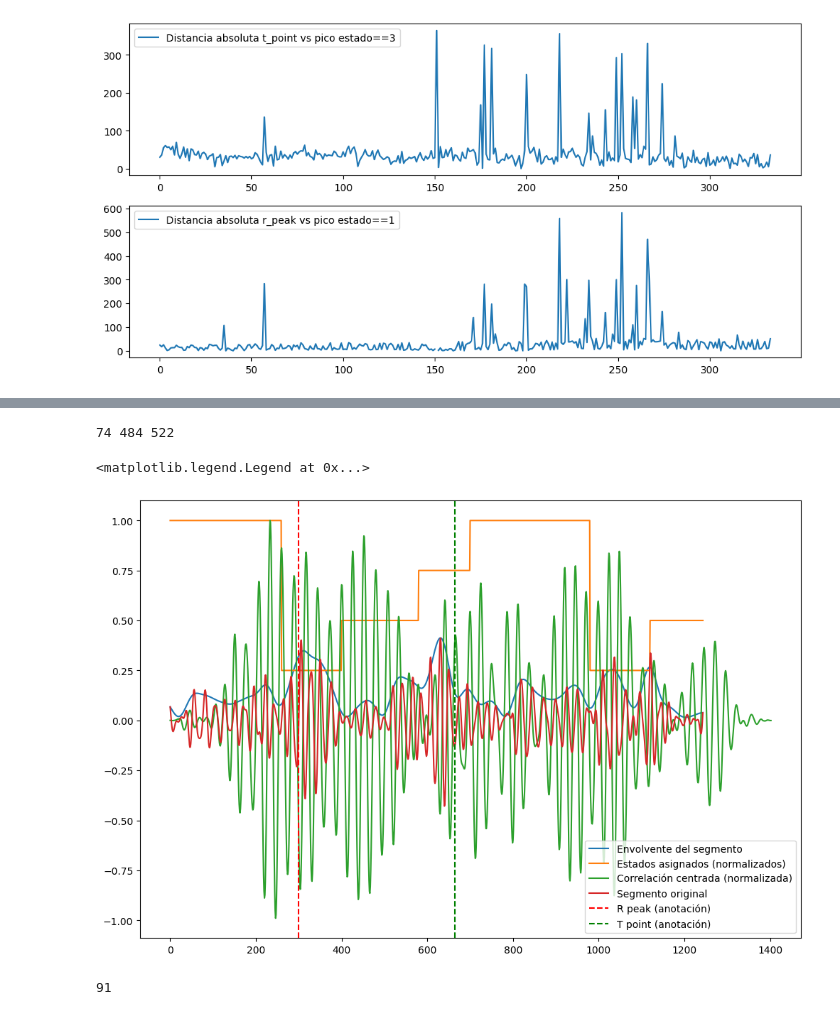
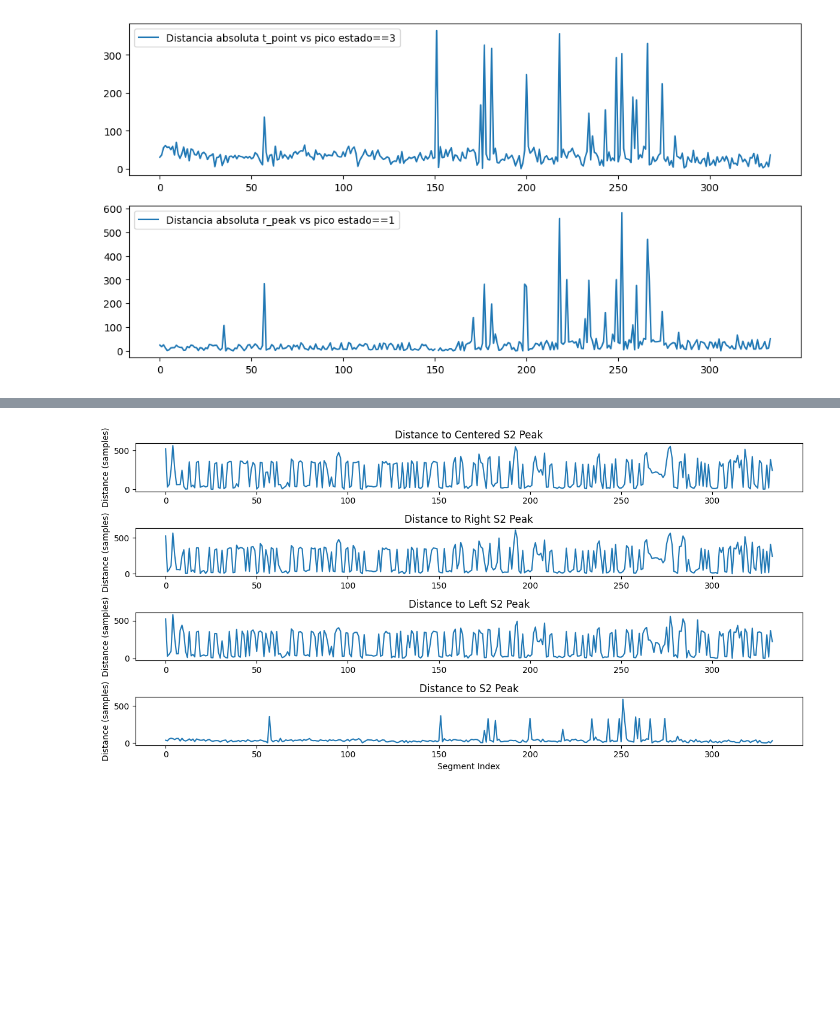
Before and after one commit to djorgeext/pcg-ecg-analysis, a Jupyter notebook: Springer-Segmentation-Code-master/test_python_implementation.ipynb, the cells around one changed output, grey strips where cells are left out. Cells and saved outputs as stored; diff of their text form; code cells hidden in the pictures; blank space fills up the shorter version.

```diff
--- a/Springer-Segmentation-Code-master/test_python_implementation.ipynb
+++ b/Springer-Segmentation-Code-master/test_python_implementation.ipynb
@@ -283,12 +283,23 @@ for i in range(len(audio_segments_test)):
 
 
     mean_s2_subsegment_centered = np.mean(s2_subsegments_centered_arr, axis=0)
+    mean_s2_subsegment_centered_envol = envelope(mean_s2_subsegment_centered, residual=None)
+    mean_s2_subsegment_centered_envol = filtfilt(b1, a1, mean_s2_subsegment_centered_envol)
+
     mean_s2_subsegment_right = np.mean(s2_subsegments_right_arr, axis=0)
+    mean_s2_subsegment_right_envol = envelope(mean_s2_subsegment_right, residual=None)
+    mean_s2_subsegment_right_envol = filtfilt(b1, a1, mean_s2_subsegment_right_envol)
+
     mean_s2_subsegment_left = np.mean(s2_subsegments_left_arr, axis=0)
+    mean_s2_subsegment_left_envol = envelope(mean_s2_subsegment_left, residual=None)
+    mean_s2_subsegment_left_envol = filtfilt(b1, a1, mean_s2_subsegment_left_envol)
 
-    correlation_centered = np.correlate(mean_s2_subsegment_centered, segment, mode='full')
-    correlation_right = np.correlate(mean_s2_subsegment_right, segment, mode='full')
-    correlation_left = np.correlate(mean_s2_subsegment_left, segment, mode='full')
+    correlation_centered = np.correlate(mean_s2_subsegment_centered_envol, envol_segment, mode='full')
+    correlation_right = np.correlate(mean_s2_subsegment_right_envol, envol_segment, mode='full')
+    correlation_left = np.correlate(mean_s2_subsegment_left_envol, envol_segment, mode='full')
+    # correlation_centered = np.correlate(mean_s2_subsegment_centered, segment, mode='full')
+    # correlation_right = np.correlate(mean_s2_subsegment_right, segment, mode='full')
+    # correlation_left = np.correlate(mean_s2_subsegment_left, segment, mode='full')
     # define s1 peak as the maximum of the subsegment assigned to state==1 in the original segment, if more than one subsegment assigned to state==1, take the first one
     s1_peak_idx = np.where(np.isclose(assigned_states, 1))[0]
     if s1_peak_idx.size > 0:
@@ -315,20 +346,41 @@ ValueError: attempt to get argmax of an empty sequence
 # %%
-# np.argmax(envol_segment[s2_corr_idx_cent-120:s2_corr_idx_cent+1]) + s2_corr_idx_cent - 120
-print(s2_corr_idx_cent, s2_corr_idx_right, s2_corr_idx_left)
-plt.figure(figsize=(12, 8))
-plt.plot(envol_segment, label='Envolvente del segmento')
-plt.plot(assigned_states/np.max(assigned_states), label='Estados asignados (normalizados)')
-plt.plot(correlation_centered/np.max(correlation_centered), label='Correlación centrada (normalizada)')
-plt.plot(segment, label='Segmento original')
-# plot annotation of r_peak, t_point for segment i
-plt.axvline(x=audio_test_annotations[i][0], color='r', linestyle='--', label='R peak (anotación)')  # r_peak anotado
-plt.axvline(x=audio_test_annotations[i][1], color='g', linestyle='--', label='T point (anotación)')  # t_point anotado
-plt.legend()
+# audio annotations arrays
+r_peaks = np.array([ann[0] for ann in audio_test_annotations], dtype=int)
+t_points = np.array([ann[1] for ann in audio_test_annotations], dtype=int)
+
+s2_dist_peak = np.abs(t_points - np.array(s2_peak))
+
+s2_peak_corr_centered = np.array(s2_peak_corr_centered, dtype=int)
+s2_peak_corr_right = np.array(s2_peak_corr_right, dtype=int)
+s2_peak_corr_left = np.array(s2_peak_corr_left, dtype=int)
+
+s2_dist_centered_abs = np.abs(t_points - s2_peak_corr_centered)
+s2_dist_right = np.abs(t_points - s2_peak_corr_right)
+s2_dist_left = np.abs(t_points - s2_peak_corr_left)
+
+
+plt.figure(figsize=(12, 6))
+plt.subplot(4, 1, 1)
+plt.plot(s2_dist_centered_abs)
+plt.title('Distance to Centered S2 Peak')
+plt.ylabel('Distance (samples)')
+
+plt.subplot(4, 1, 2)
+plt.plot(s2_dist_right)
+plt.title('Distance to Right S2 Peak')
+plt.ylabel('Distance (samples)')
+
+plt.subplot(4, 1, 3)
+plt.plot(s2_dist_left)
+plt.title('Distance to Left S2 Peak')
+plt.ylabel('Distance (samples)')
+
+plt.subplot(4, 1, 4)
+plt.plot(s2_dist_peak)
+plt.title('Distance to S2 Peak')
+plt.ylabel('Distance (samples)')
+plt.xlabel('Segment Index')
+plt.tight_layout()
+plt.show()
 # %% [output]
-74 484 522
-<matplotlib.legend.Legend at 0x...>
-[figure, old version]
+[figure, new version]
-# %%
-i
-# %% [output]
-91
```
Also changed, not shown: parts of 2 cells of this notebook.
